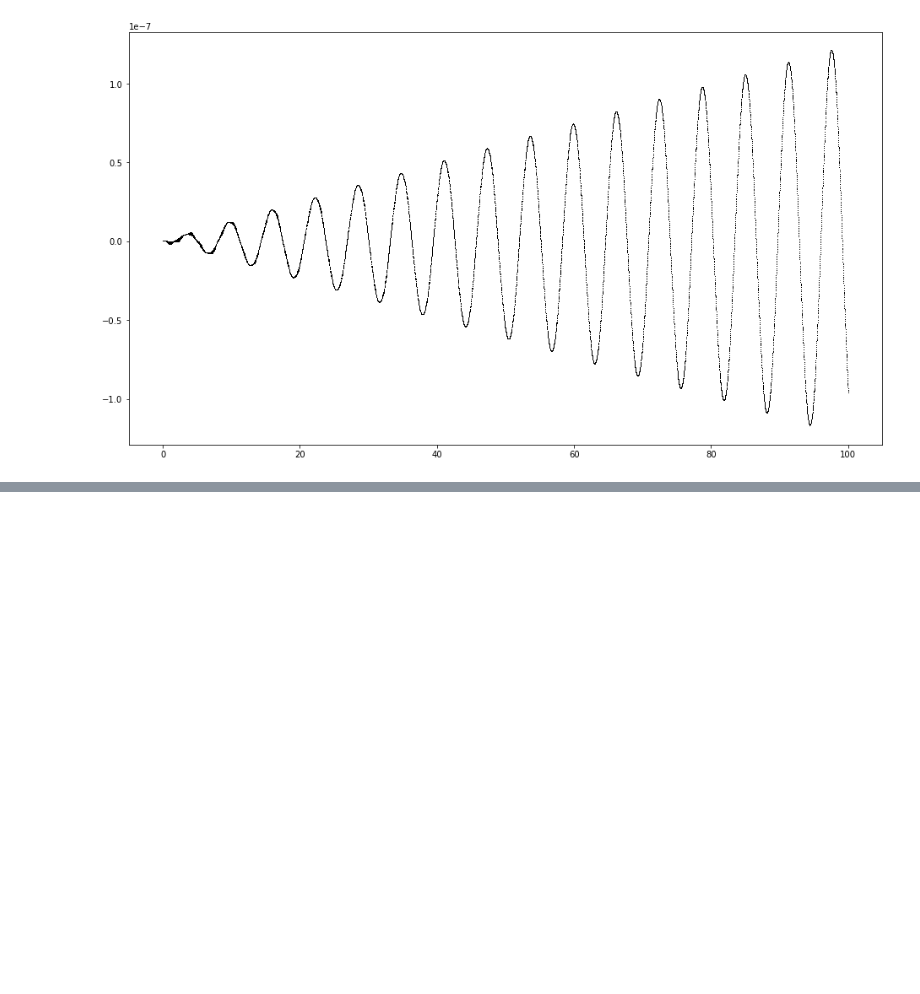
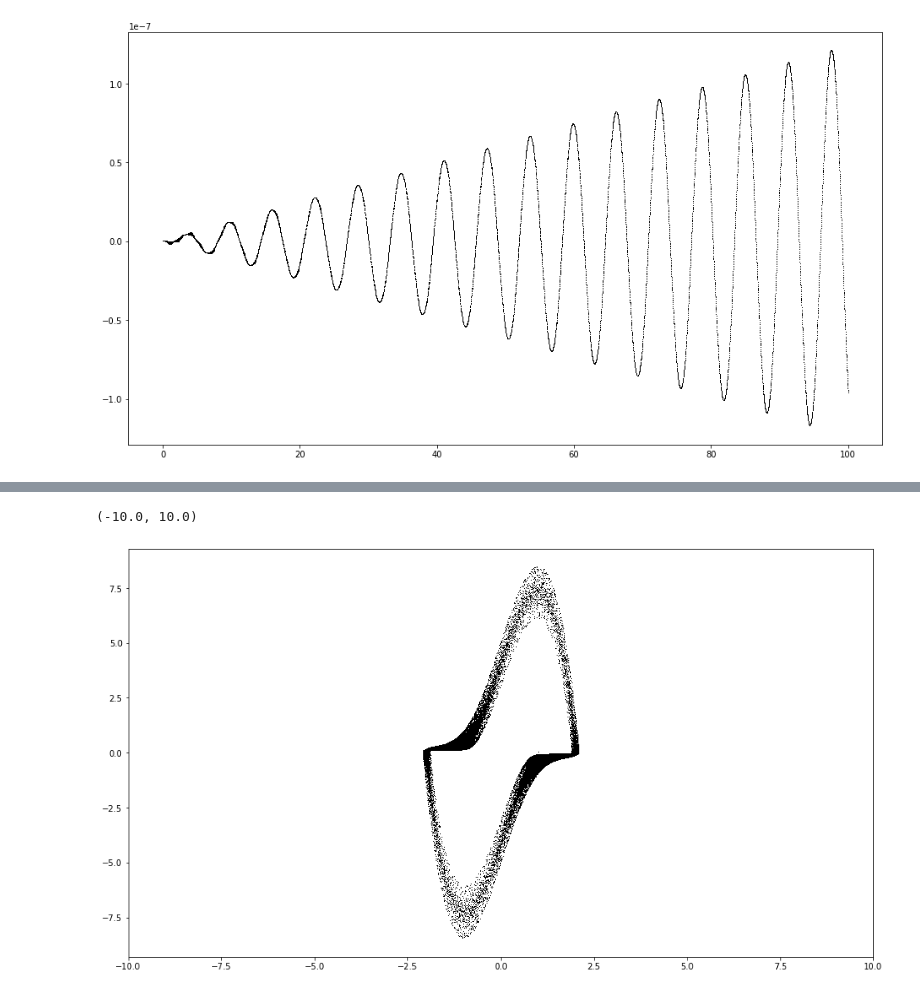
Before and after one commit to bgold-cosmos/mm2022, a Jupyter notebook: Week7b.ipynb, the cells around one changed output, grey strips where cells are left out. Drawn from its saved outputs; the diff is of its cells as text; code cells hidden in the pictures; blank space fills up the shorter version.

```diff
--- a/Week7b.ipynb
+++ b/Week7b.ipynb
@@ -85,0 +106,12 @@ pp.plot(sol.t, sol.y[0]-np.cos(sol.t), 'k,')
+# %%
+def vdp(t,y,mu=10,per=40):
+    return [y[1], mu*(1-y[0]**2)*y[1] - y[0] + np.sin(2*np.pi*t/per)]
+
+sol = solve_ivp(vdp, (0,10000), [1,0], args=[5,20], t_eval=np.linspace(0,10000,100000), method='RK45', rtol=1e-4, atol=1e-8)
+# %%
+pp.figure(figsize=(16,9))
+pp.plot(sol.y[0], sol.y[1], 'k,')
+pp.xlim([-10,10])
+# %% [output]
+(-10.0, 10.0)
+[figure, added]
```
Also changed, not shown: parts of 8 cells of this notebook, 2 other files.
